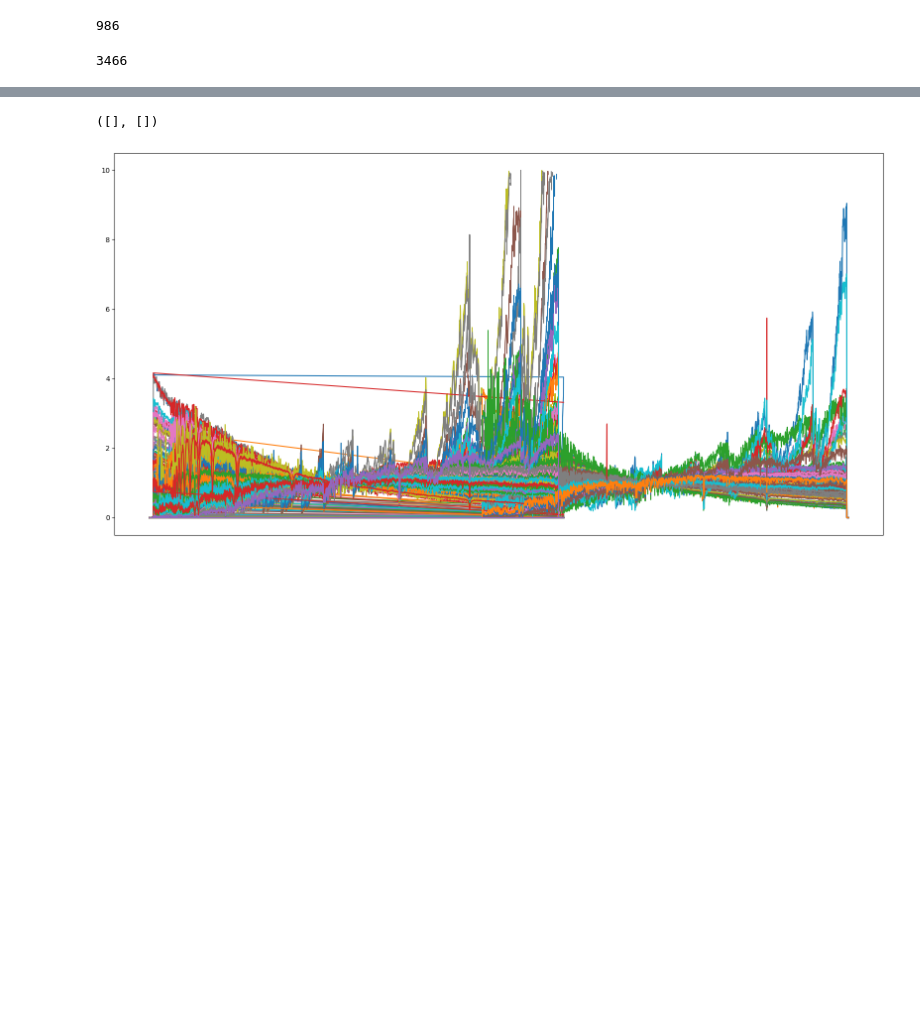
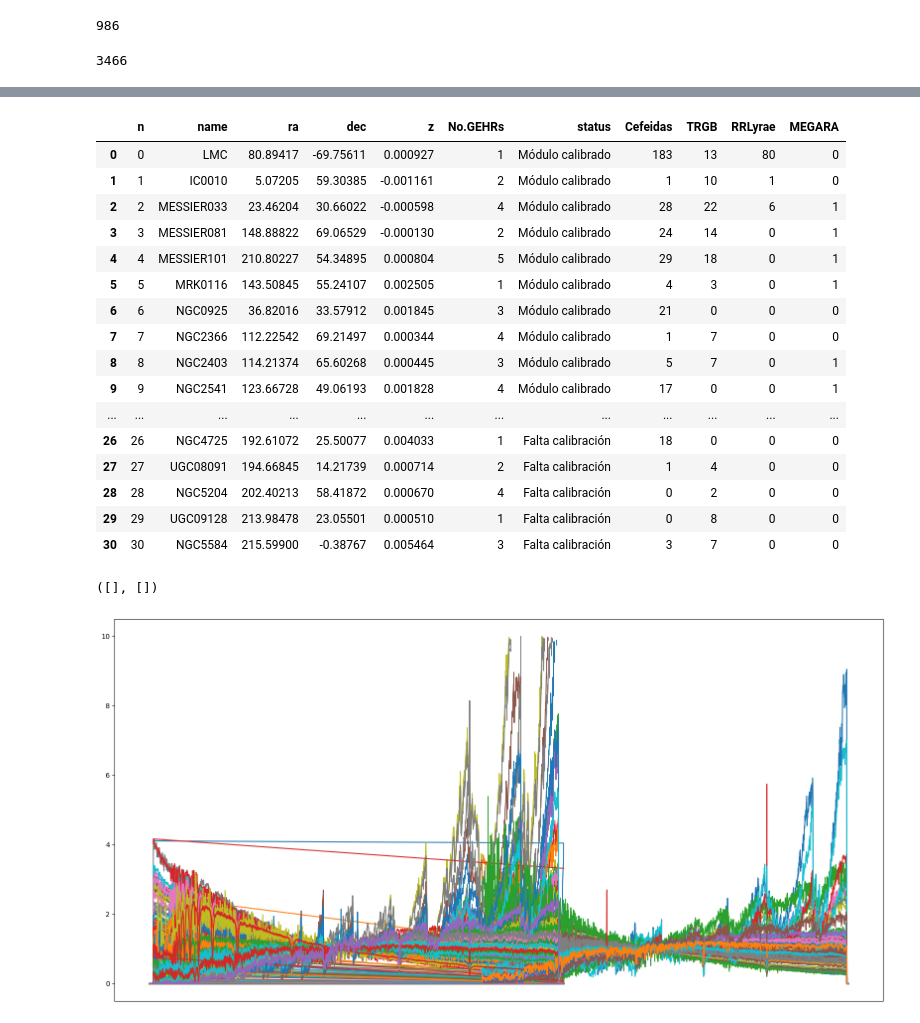
Before and after one commit to hol1m4n/HIIGalaxies, a Jupyter notebook: SPS/pystarlight_debug.ipynb, the cells around one changed output, grey strips where cells are left out. Saved outputs shown, nothing was run; the diff lists cells and outputs as text; code cells hidden in the pictures; blank space fills up the shorter version.

```diff
--- a/SPS/pystarlight_debug.ipynb
+++ b/SPS/pystarlight_debug.ipynb
@@ -1812,0 +1912,9 @@ plt.xlim(0,15000)
+# %%
+path = '/home/holman/gdrive/DataHII/BibRefs/'
+
+GEHR_Table = pd.read_csv('/home/holman/gdrive/DataHII/SPS/GEHRs_finalList.csv')
+
+for b in range(len(GEHR_Table)):
+    if b >= 15:
+        print(GEHR_Table['name'].iloc[b])
+        os.mkdir(path + '/' + str(GEHR_Table['name'].iloc[b]) + '/')
@@ -1813,3 +1938,23 @@ plt.xlim(0,15000)
+# %%
+GEHR_Table
+# %% [output]
+|  | n | name | ra | dec | z | No.GEHRs | status | Cefeidas | TRGB | RRLyrae | MEGARA |
+| 0 | 0 | LMC | 80.89417 | -69.75611 | 0.000927 | 1 | Módulo calibrado | 183 | 13 | 80 | 0 |
+| 1 | 1 | IC0010 | 5.07205 | 59.30385 | -0.001161 | 2 | Módulo calibrado | 1 | 10 | 1 | 0 |
+| 2 | 2 | MESSIER033 | 23.46204 | 30.66022 | -0.000598 | 4 | Módulo calibrado | 28 | 22 | 6 | 1 |
+| 3 | 3 | MESSIER081 | 148.88822 | 69.06529 | -0.000130 | 2 | Módulo calibrado | 24 | 14 | 0 | 1 |
+| 4 | 4 | MESSIER101 | 210.80227 | 54.34895 | 0.000804 | 5 | Módulo calibrado | 29 | 18 | 0 | 1 |
+| 5 | 5 | MRK0116 | 143.50845 | 55.24107 | 0.002505 | 1 | Módulo calibrado | 4 | 3 | 0 | 1 |
+| 6 | 6 | NGC0925 | 36.82016 | 33.57912 | 0.001845 | 3 | Módulo calibrado | 21 | 0 | 0 | 0 |
+| 7 | 7 | NGC2366 | 112.22542 | 69.21497 | 0.000344 | 4 | Módulo calibrado | 1 | 7 | 0 | 0 |
+| 8 | 8 | NGC2403 | 114.21374 | 65.60268 | 0.000445 | 3 | Módulo calibrado | 5 | 7 | 0 | 1 |
+| 9 | 9 | NGC2541 | 123.66728 | 49.06193 | 0.001828 | 4 | Módulo calibrado | 17 | 0 | 0 | 1 |
+| ... | ... | ... | ... | ... | ... | ... | ... | ... | ... | ... | ... |
+| 26 | 26 | NGC4725 | 192.61072 | 25.50077 | 0.004033 | 1 | Falta calibración | 18 | 0 | 0 | 0 |
+| 27 | 27 | UGC08091 | 194.66845 | 14.21739 | 0.000714 | 2 | Falta calibración | 1 | 4 | 0 | 0 |
+| 28 | 28 | NGC5204 | 202.40213 | 58.41872 | 0.000670 | 4 | Falta calibración | 0 | 2 | 0 | 0 |
+| 29 | 29 | UGC09128 | 213.98478 | 23.05501 | 0.000510 | 1 | Falta calibración | 0 | 8 | 0 | 0 |
+| 30 | 30 | NGC5584 | 215.59900 | -0.38767 | 0.005464 | 3 | Falta calibración | 3 | 7 | 0 | 0 |
 # %%
 fig = plt.figure(figsize=(20, 10))
 for i in lib_list:
```
Also changed, not shown: parts of 8 cells of this notebook, 1 other file.
